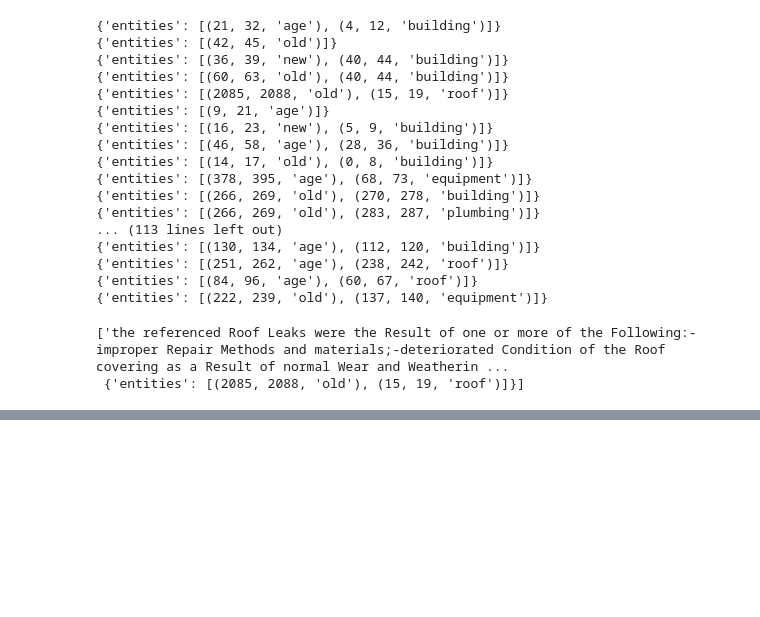
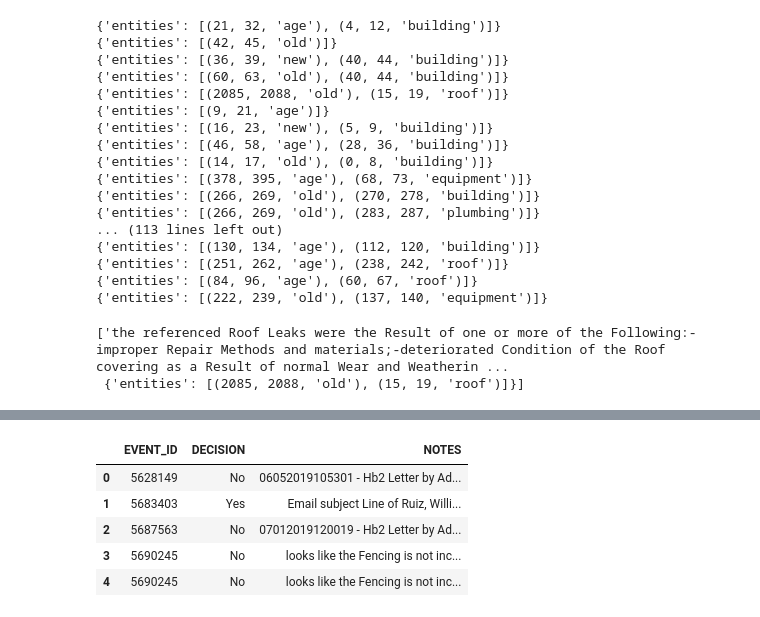
Before and after one commit to adityaagar3/NER, a Jupyter notebook: Basics/Spacy Basics - ML NER model v2.ipynb, the cells around one changed output, grey strips where cells are left out. Drawn from its saved outputs; the diff is of its cells as text; code cells hidden in the pictures; blank space fills up the shorter version.

```diff
--- a/Basics/Spacy Basics - ML NER model v2.ipynb
+++ b/Basics/Spacy Basics - ML NER model v2.ipynb
@@ -161,0 +166,9 @@ nlp.to_disk("age_model")
+# %%
+testdata.head()
+# %% [output]
+|  | EVENT_ID | DECISION | NOTES |
+| 0 | 5628149 | No | 06052019105301 - Hb2 Letter by Ad... |
+| 1 | 5683403 | Yes | Email subject Line of Ruiz, Willi... |
+| 2 | 5687563 | No | 07012019120019 - Hb2 Letter by Ad... |
+| 3 | 5690245 | No | looks like the Fencing is not inc... |
+| 4 | 5690245 | No | looks like the Fencing is not inc... |
```
Also changed, not shown: parts of 10 cells of this notebook.
